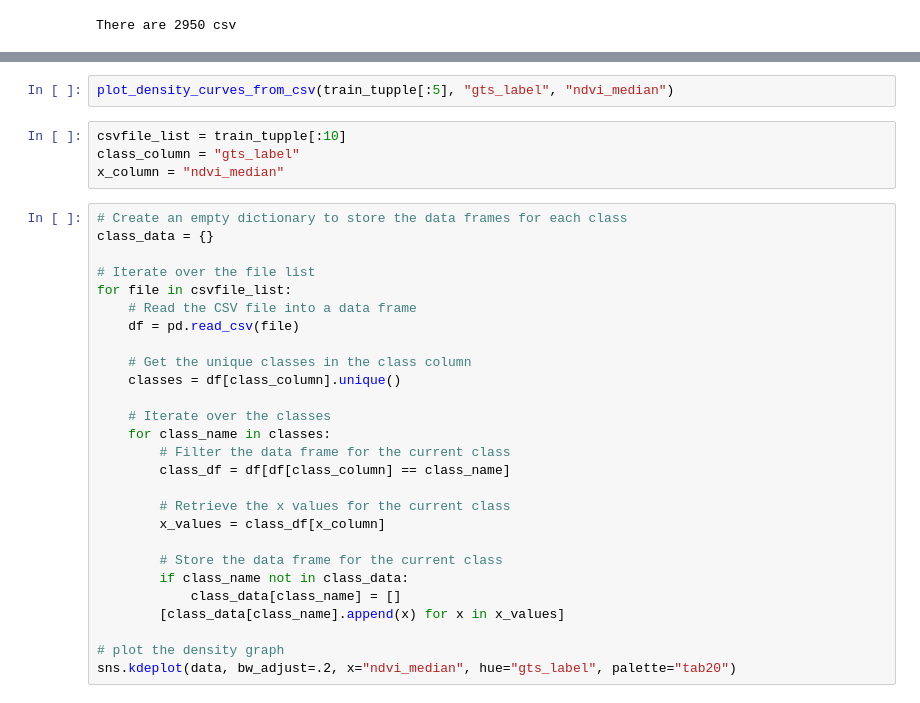
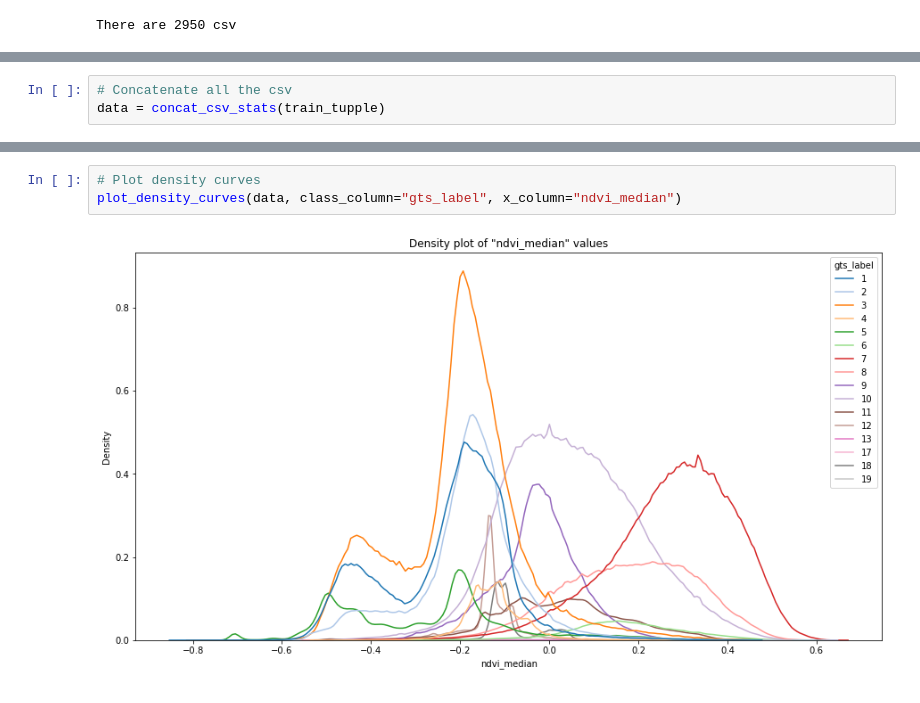
Before and after one commit to tgrippa/Weaksupervision_FlairOne, a Jupyter notebook: DL/FLAIR_baseline/plot_class_distribution.ipynb, the cells around one changed output, grey strips where cells are left out. Saved outputs shown, nothing was run; the diff lists cells and outputs as text.

Commit message:
update function for plotting density curves with seaborn

```diff
--- a/DL/FLAIR_baseline/plot_class_distribution.ipynb
+++ b/DL/FLAIR_baseline/plot_class_distribution.ipynb
@@ -167,0 +145,3 @@ train_tupple[0]
+# %%
+# Concatenate all the csv
+data = concat_csv_stats(train_tupple)
@@ -168,33 +153,5 @@ train_tupple[0]
 # %%
-plot_density_curves_from_csv(train_tupple[:5], "gts_label", "ndvi_median")
+# Plot density curves
+plot_density_curves(data, class_column="gts_label", x_column="ndvi_median")
+# %% [output]
+[figure, added]
-# %%
-csvfile_list = train_tupple[:10]
-class_column = "gts_label"
-x_column = "ndvi_median"
-# %%
-# Create an empty dictionary to store the data frames for each class
-class_data = {}
-
-# Iterate over the file list
-for file in csvfile_list:
-    # Read the CSV file into a data frame
-    df = pd.read_csv(file)
-
-    # Get the unique classes in the class column
-    classes = df[class_column].unique()
-
-    # Iterate over the classes
-    for class_name in classes:
-        # Filter the data frame for the current class
-        class_df = df[df[class_column] == class_name]
-
-        # Retrieve the x values for the current class
-        x_values = class_df[x_column]
-
-        # Store the data frame for the current class
-        if class_name not in class_data:
-            class_data[class_name] = []
-        [class_data[class_name].append(x) for x in x_values]
-
-# plot the density graph
-sns.kdeplot(data, bw_adjust=.2, x="ndvi_median", hue="gts_label", palette="tab20")
```
Also changed, not shown: parts of 8 cells of this notebook.
